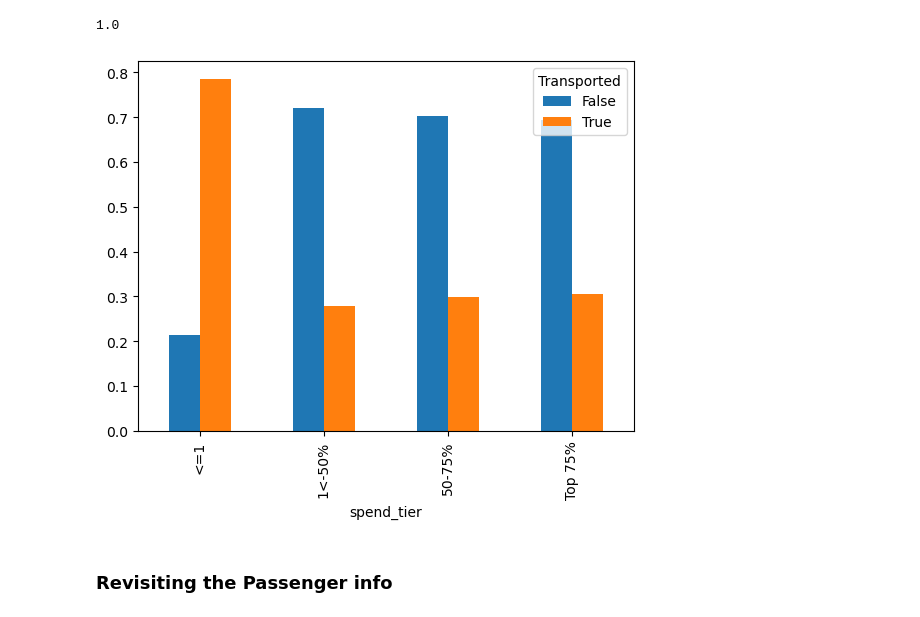
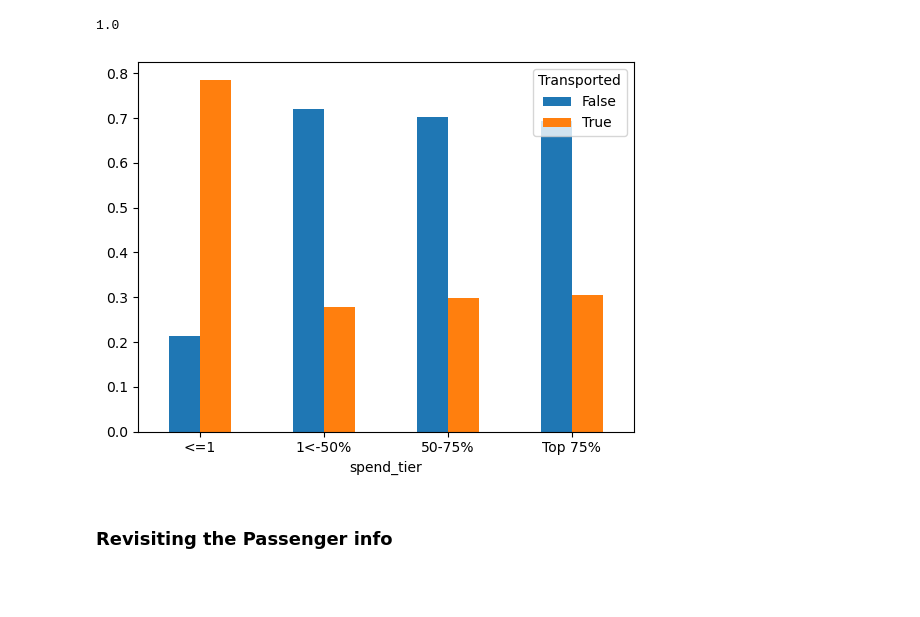
Before and after one commit to dvdhartsman/Spaceship_Titanic, a Jupyter notebook: Spaceship_Titanic.ipynb, the cells around one changed output. Cells and saved outputs as stored; diff of their text form; code cells hidden in the pictures; blank space fills up the shorter version.

```diff
--- a/Spaceship_Titanic.ipynb
+++ b/Spaceship_Titanic.ipynb
@@ -298,8 +270,6 @@ len(df["Cabin"].unique())
 df["Cabin"].isna().sum()
 # %% [output]
 0
-# %%
-df["Cabin"].fillna(value="Missing", inplace=True)
 # %% [markdown]
 #### Destination: KNN Imputer
 # %%
@@ -485,9 +456,9 @@ df["total_spend"].quantile(0.4203)
 # %% [output]
 1.0
 # %%
-df.groupby("spend_tier")["Transported"].value_counts(normalize=True).unstack().plot(kind="bar");
+df.groupby("spend_tier")["Transported"].value_counts(normalize=True).unstack().plot(kind="bar", rot=0);
 # %% [output]
-[figure, old version]
+[figure, new version]
 # %% [markdown]
 ### Revisiting the Passenger info
 # %%
```
Also changed, not shown: parts of 35 cells of this notebook.
